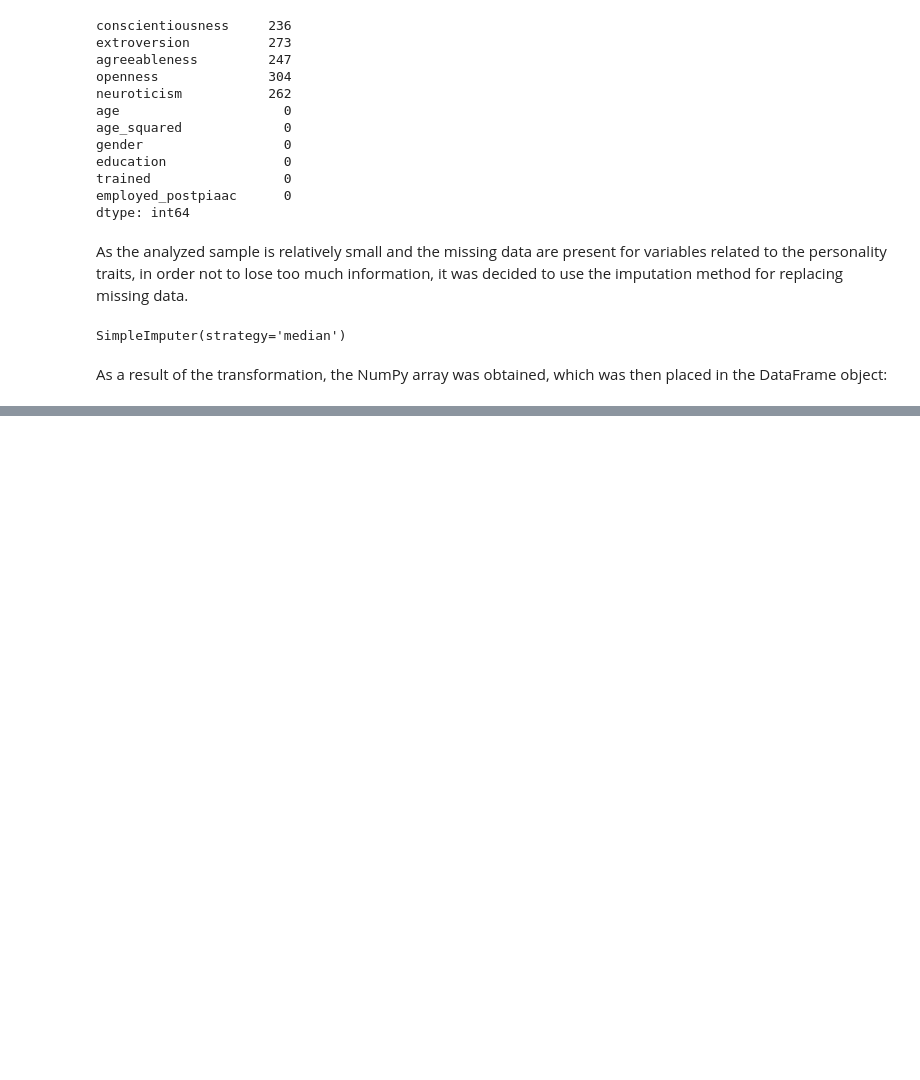
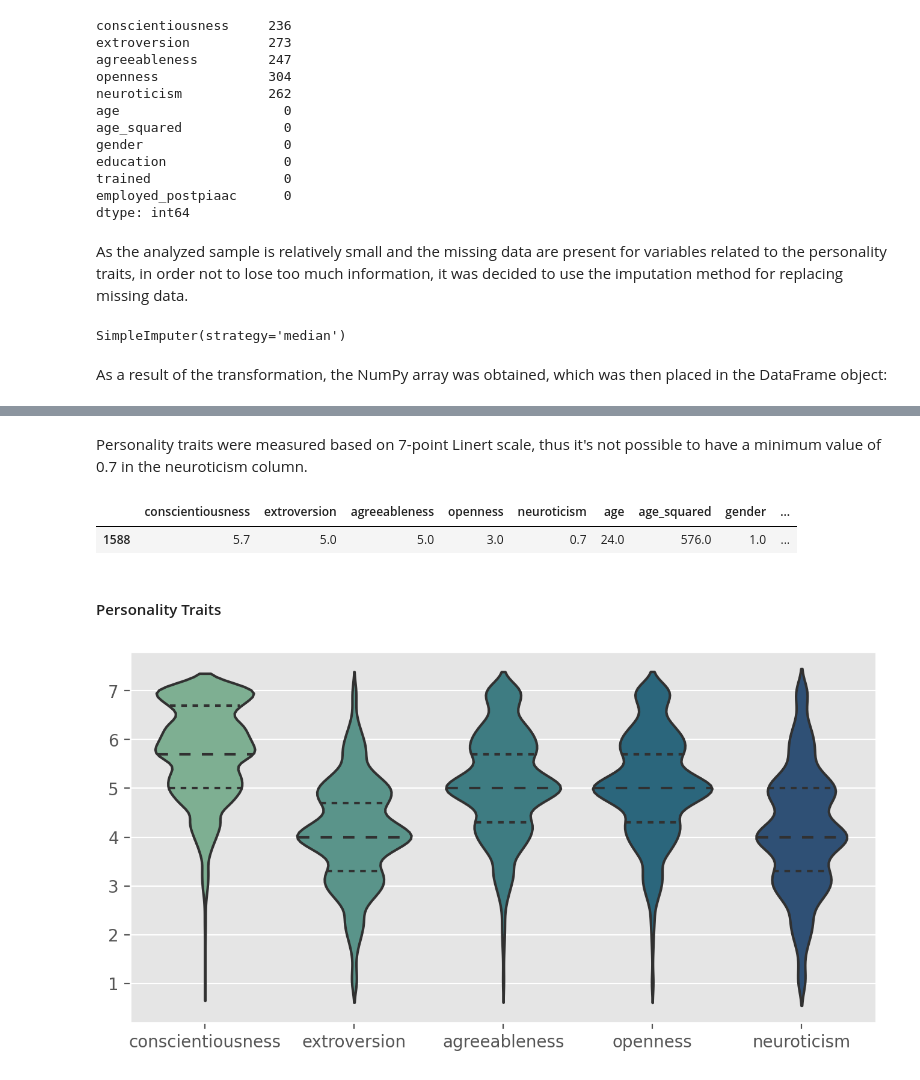
Before and after one commit to nataliagraczyk/bigfive-project, a Jupyter notebook: main.ipynb, the cells around one changed output, grey strips where cells are left out. Cells and saved outputs as stored; diff of their text form; code cells hidden in the pictures; blank space fills up the shorter version.

```diff
--- a/main.ipynb
+++ b/main.ipynb
@@ -144,0 +165,24 @@ clean_data = pd.DataFrame(X, columns = selected_data.columns, index = selected_d
+# %% [markdown]
+Personality traits were measured based on 7-point Linert scale, thus it's not possible to have a minimum value of 0.7 in the neuroticism column.
+# %%
+clean_data[clean_data.neuroticism < 1]
+# %% [output]
+|  | conscientiousness | extroversion | agreeableness | openness | neuroticism | age | age_squared | gender | ... |
+| 1588 | 5.7 | 5.0 | 5.0 | 3.0 | 0.7 | 24.0 | 576.0 | 1.0 | ... |
+# %%
+neuroticism_outlier = clean_data[clean_data.neuroticism < 1]
+clean_data.drop(neuroticism_outlier.index, inplace = True)
+# %% [markdown]
+#### Personality Traits
+# %%
+plt.figure(figsize=(8,4), dpi=200)
+
+ax = sns.violinplot(
+       data = clean_data[['conscientiousness', 'extroversion', 'agreeableness', 'openness',
+       'neuroticism']],
+       palette = "crest",
+       inner = "quartile")
+
+plt.show()
+# %% [output]
+[figure, added]
```
Also changed, not shown: parts of 22 cells of this notebook.
